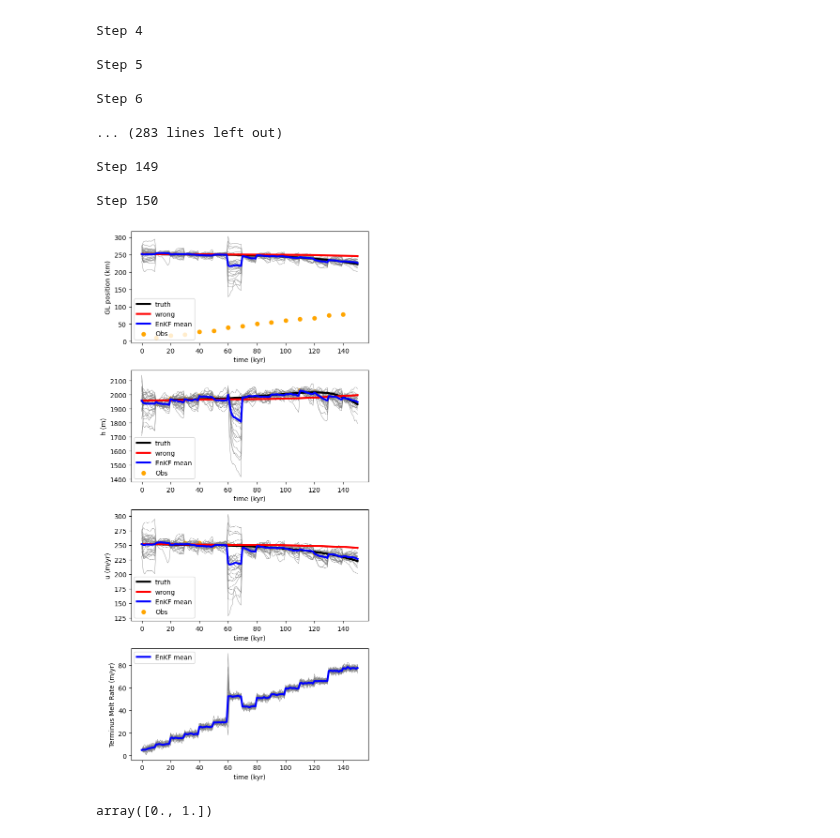
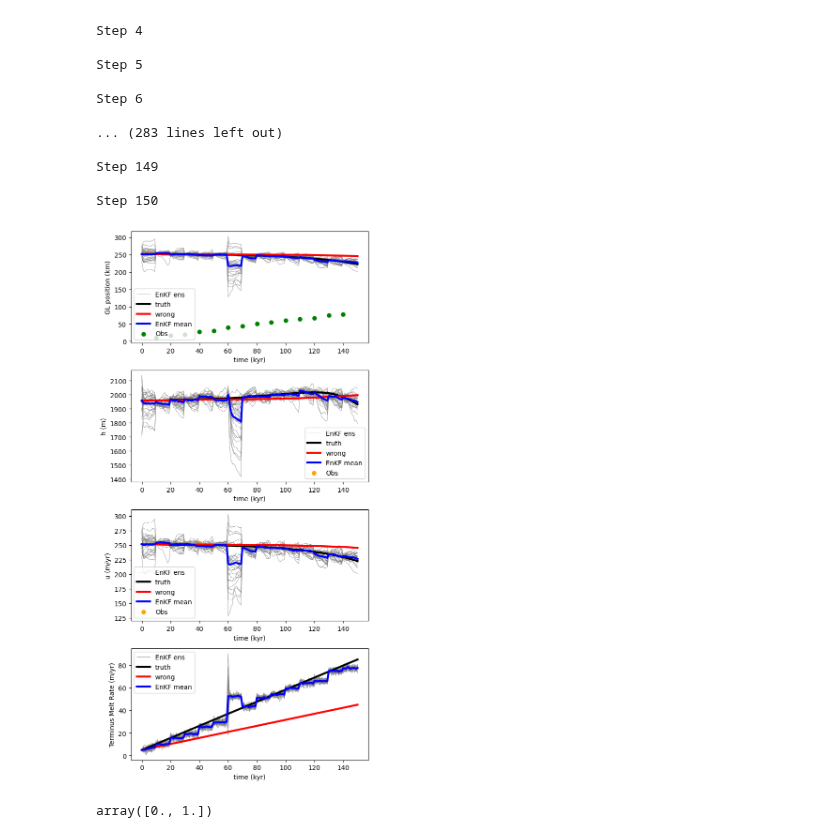
Before and after one commit to KYANJO/Data_assimilation_project, a Jupyter notebook: EnKF.ipynb, the cells around one changed output. Cells and saved outputs as stored; diff of their text form; code cells hidden in the pictures.

```diff
--- a/EnKF.ipynb
+++ b/EnKF.ipynb
@@ -615,6 +615,8 @@ Step 150
 # Plotting the results
 # Plot configuration
 fig, axes = plt.subplots(4, 1, figsize=(6, 12))
+
+huxg_obs = Obs(huxg_virtual_obs, params["m_obs"])
 
 # 1. Plot Grounding Line (GL) position
 xg_idx = 2 * params["NX"]
@@ -622,13 +624,16 @@ xg_truth = np.concatenate(([huxg_out0[xg_idx]], huxg_out1[xg_idx, :])) * params[
 xg_wrong = np.concatenate(([statevec_init[xg_idx]], huxg_out2[xg_idx, :])) * params["xscale"]
 xg_EnKF_ens_mean = statevec_ens_mean[xg_idx, :] * params["xscale"]
 xg_EnKF_ens = statevec_ens_full[xg_idx, :, :].T * params["xscale"]
-xg_obs = Obs(huxg_virtual_obs, params["m_obs"])[-1, :] * params["xscale"]
+xg_obs = huxg_obs[-1, :] * params["xscale"]
 
-axes[0].plot(ts / params["year"], xg_EnKF_ens / 1e3, lw=0.5, color='gray')
+for i in range(xg_EnKF_ens.shape[1]):
+    axes[0].plot(ts / params["year"], xg_EnKF_ens[:, i] / 1e3, lw=0.5, color='gray', label="EnKF ens" if i == 0 else "")
+
 axes[0].plot(ts / params["year"], xg_truth / 1e3, lw=3, color='black', label='truth')
 axes[0].plot(ts / params["year"], xg_wrong / 1e3, lw=3, color='red', label='wrong')
 axes[0].plot(ts / params["year"], xg_EnKF_ens_mean / 1e3, lw=3, color='blue', label='EnKF mean')
-axes[0].scatter(ts_obs / params["year"], xg_obs / 1e3, color='orange', label='Obs')
+# axes[0].scatter(ts_obs / params["year"], xg_obs / 1e3, color='orange', label='Obs')
+axes[0].scatter(ts_obs / params["year"], xg_obs / 1e3, color='green', label='Obs')
 axes[0].set_xlabel("time (kyr)")
 axes[0].set_ylabel("GL position (km)")
 axes[0].legend(loc='best')
@@ -640,7 +645,8 @@ h_EnKF_ens_mean = statevec_ens_mean[25, :] * params["hscale"]
 h_EnKF_ens = statevec_ens_full[25, :, :].T * params["hscale"]
 h_obs = huxg_virtual_obs[25, :] * params["hscale"]
 
-axes[1].plot(ts / params["year"], h_EnKF_ens, lw=0.5, color='gray')
+for i in range(h_EnKF_ens.shape[1]):  # Loop over ensemble members
+    axes[1].plot(ts / params["year"], h_EnKF_ens[:, i], lw=0.5, color='gray', label="EnKF ens" if i == 0 else "")
 axes[1].plot(ts / params["year"], h_truth, lw=3, color='black', label='truth')
 axes[1].plot(ts / params["year"], h_wrong, lw=3, color='red', label='wrong')
 axes[1].plot(ts / params["year"], h_EnKF_ens_mean, lw=3, color='blue', label='EnKF mean')
@@ -649,36 +655,43 @@ axes[1].set_xlabel("time (kyr)")
 axes[1].set_ylabel("h (m)")
 axes[1].legend(loc='best')
 
 # 3. Plot u at terminus
 u_truth = np.concatenate(([huxg_out0[100]], huxg_out1[100, :])) * params["uscale"] * params["year"]
 u_wrong = np.concatenate(([statevec_init[100]], huxg_out2[100, :])) * params["uscale"] * params["year"]
 u_EnKF_ens_mean = statevec_ens_mean[100, :] * params["uscale"] * params["year"]
 u_EnKF_ens = statevec_ens_full[100, :, :].T * params["uscale"] * params["year"]
 u_obs = huxg_virtual_obs[100, :] * params["uscale"] * params["year"]
 
-axes[2].plot(ts / params["year"], u_EnKF_ens, lw=0.5, color='gray')
+for i in range(u_EnKF_ens.shape[1]):  # Loop over ensemble members
+    axes[2].plot(ts / params["year"], u_EnKF_ens[:, i], lw=0.5, color='gray', label="EnKF ens" if i == 0 else "")
+
 axes[2].plot(ts / params["year"], u_truth, lw=3, color='black', label='truth')
 axes[2].plot(ts / params["year"], u_wrong, lw=3, color='red', label='wrong')
 axes[2].plot(ts / params["year"], u_EnKF_ens_mean, lw=3, color='blue', label='EnKF mean')
 axes[2].scatter(ts_obs / params["year"], u_obs, color='orange', label='Obs')
 axes[2].set_xlabel("time (kyr)")
 axes[2].set_ylabel("u (m/yr)")
 axes[2].legend(loc='best')
 
 # 4. Plot terminus melt
 fm_EnKF_ens_mean = statevec_ens_mean[-1, :] * params["uscale"] * params["year"]
 fm_EnKF_ens = statevec_ens_full[-1, :, :].T * params["uscale"] * params["year"]
 
-axes[3].plot(ts / params["year"], fm_EnKF_ens, lw=0.5, color='gray')
+# axes[3].plot(ts / params["year"], fm_EnKF_ens, lw=0.5, color='gray', label='EnKF ensemble')
+# Plot the ensemble (gray lines) on the 4th subplot
+for i in range(fm_EnKF_ens.shape[1]):  # Loop over ensemble members
+    axes[3].plot(ts / params["year"], fm_EnKF_ens[:, i], lw=0.5, color='gray', label="EnKF ens" if i == 0 else "")
+axes[3].plot(ts / params["year"], fm_truth * params["year"], lw=3, color='black', label='truth')
+axes[3].plot(ts / params["year"], fm_wrong * params["year"], lw=3, color='red', label='wrong')
 axes[3].plot(ts / params["year"], fm_EnKF_ens_mean, lw=3, color='blue', label='EnKF mean')
 axes[3].set_xlabel("time (kyr)")
 axes[3].set_ylabel("Terminus Melt Rate (m/yr)")
 axes[3].legend(loc='best')
 
 plt.tight_layout()
 plt.show()
 # %% [output]
-[figure, old version]
+[figure, new version]
 # %%
 ts/params["year"]
 # %% [output]
```
